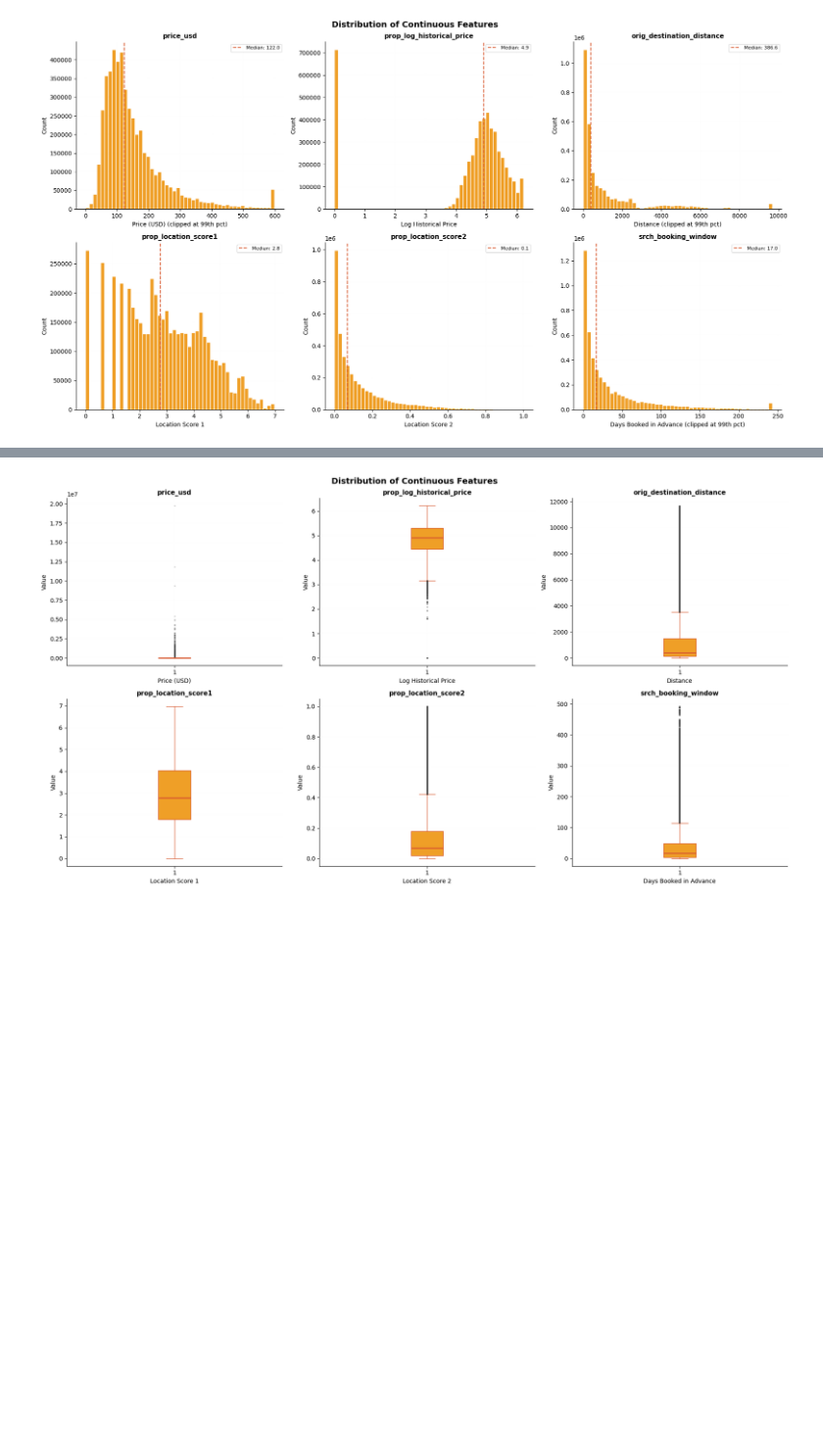
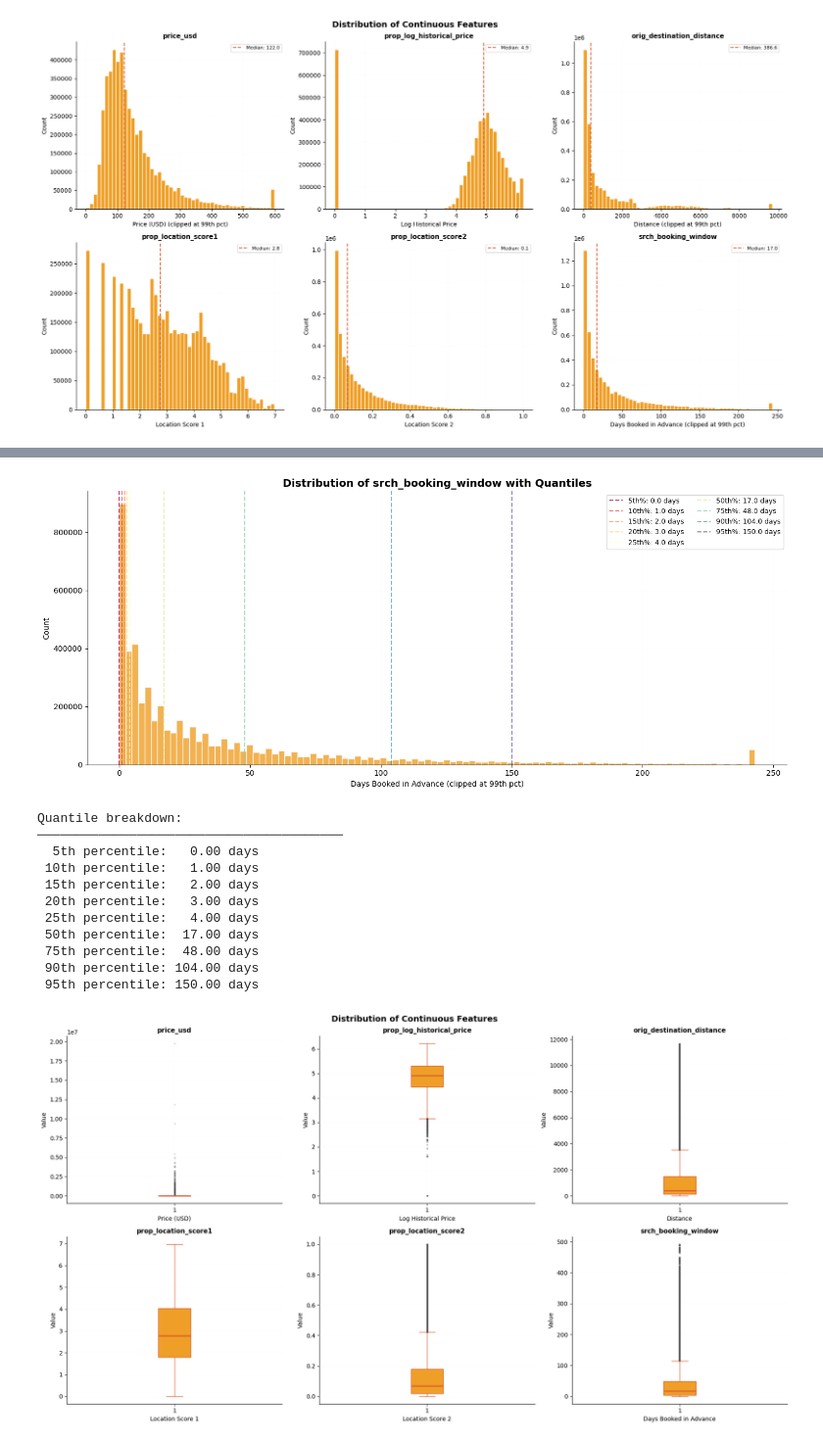
Before and after one commit to alicja-a-d/Data_Mining, a Jupyter notebook: A2/code/DMT_A2_EDA.ipynb, the cells around one changed output, grey strips where cells are left out. Shown at 98% size. Cells and saved outputs as stored; diff of their text form; code cells hidden in the pictures; blank space fills up the shorter version.

```diff
--- a/A2/code/DMT_A2_EDA.ipynb
+++ b/A2/code/DMT_A2_EDA.ipynb
@@ -408 +457,53 @@ plt.show()
+# %%
+# Quantiles-based approach to identify thresholds
+var = 'srch_booking_window'
+xlabel = 'Days Booked in Advance'
+clip_q = 0.99
+
+data = df[var].dropna()
+if clip_q:
+    data = data.clip(upper=data.quantile(clip_q))
+    xlabel = f'{xlabel} (clipped at {clip_q*100:.0f}th pct)'
+
+# Calculate key quantiles
+quantiles_to_check = [0.05, 0.10, 0.15, 0.20, 0.25, 0.50, 0.75, 0.90, 0.95]
+quantile_values = {q: data.quantile(q) for q in quantiles_to_check}
+
+fig, ax = plt.subplots(1, 1, figsize=(14, 6))
+ax.hist(data, bins=100, color=AMBER, edgecolor='white', alpha=0.8)
+ax.set_title(f'Distribution of {var} with Quantiles', fontsize=14, fontweight='bold')
+ax.set_xlabel(xlabel)
+ax.set_ylabel('Count')
+ax.grid(True, alpha=0.3)
+
+# Plot quantile lines
+colors_q = plt.cm.Spectral(np.linspace(0, 1, len(quantiles_to_check)))
+for (q, val), color in zip(quantile_values.items(), colors_q):
+    ax.axvline(val, color=color, linestyle='--', linewidth=1.5, alpha=0.7,
+               label=f'{int(q*100)}th%: {val:.1f} days')
+
+ax.legend(fontsize=9, loc='upper right', ncol=2)
+plt.tight_layout()
+plt.savefig('../figures/booking_window_quantiles.png', dpi=150)
+plt.show()
+
+# Print quantile table
+print("\nQuantile breakdown:")
+print("─" * 40)
+for q in quantiles_to_check:
+    val = quantile_values[q]
+    print(f"{int(q*100):3d}th percentile: {val:6.2f} days")
+# %% [output]
+[figure, added]
+Quantile breakdown:
+────────────────────────────────────────
+  5th percentile:   0.00 days
+ 10th percentile:   1.00 days
+ 15th percentile:   2.00 days
+ 20th percentile:   3.00 days
+ 25th percentile:   4.00 days
+ 50th percentile:  17.00 days
+ 75th percentile:  48.00 days
+ 90th percentile: 104.00 days
+ 95th percentile: 150.00 days
 # %%
```
Also changed, not shown: parts of 5 cells of this notebook, 16 other files.
